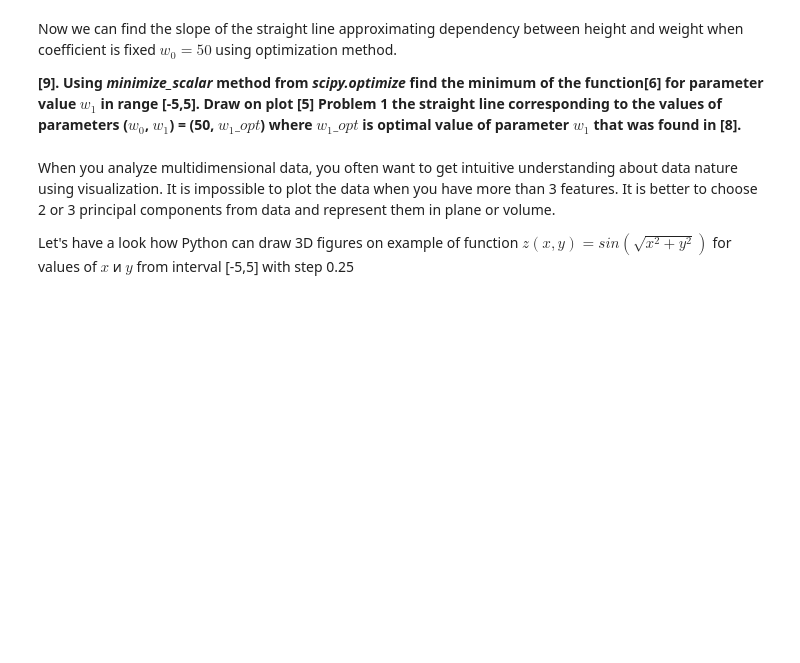
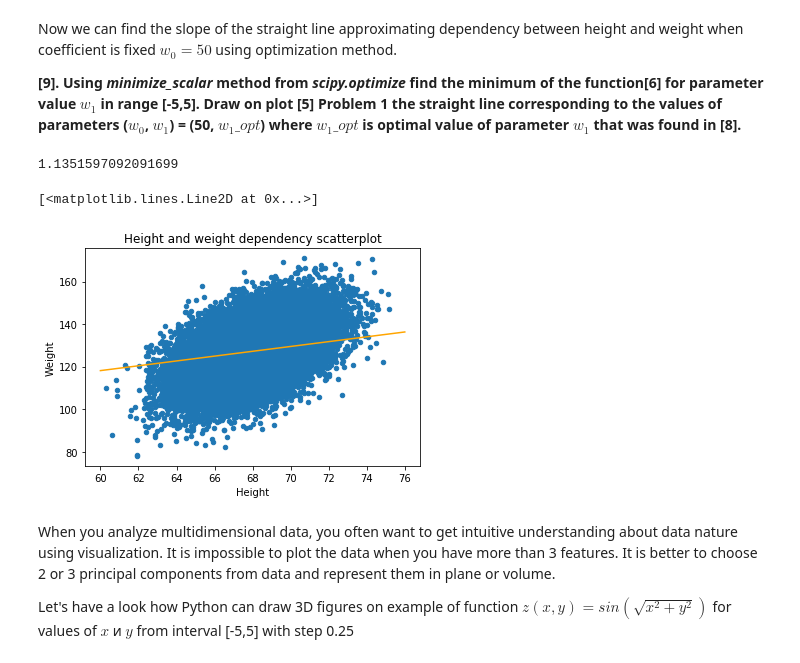
Before and after one commit to sweeterr/mlcourse.ai, a Jupyter notebook: jupyter_english/assignments_demo/assignment04_linreg_optimization.ipynb, the cells around one changed output. Drawn from its saved outputs; the diff is of its cells as text; code cells hidden in the pictures; blank space fills up the shorter version.

```diff
--- a/jupyter_english/assignments_demo/assignment04_linreg_optimization.ipynb
+++ b/jupyter_english/assignments_demo/assignment04_linreg_optimization.ipynb
@@ -141,3 +153,18 @@ Now we can find the slope of the straight line approximating dependency between
+# %%
+from scipy.optimize import minimize_scalar
+
+w1_opt = minimize_scalar(squared_error, bounds=(-5, 5), method='bounded').x
+w1_opt
+# %% [output]
+1.1351597092091699
+# %%
+data.plot(x='Height', y='Weight', kind='scatter', title='Height and weight dependency scatterplot')
+x = np.linspace(60, 76)
+y = 50 + w1_opt * x
+plt.plot(x, y, color='orange')
+# %% [output]
+[<matplotlib.lines.Line2D at 0x...>]
+[figure, added]
 # %% [markdown]
 When you analyze multidimensional data, you often want to get intuitive understanding about data nature using visualization. It is impossible to plot the data when you have more than 3 features. It is better to choose 2 or 3 principal components from data and represent them in plane or volume.
 
```
Also changed, not shown: parts of 17 cells of this notebook.
